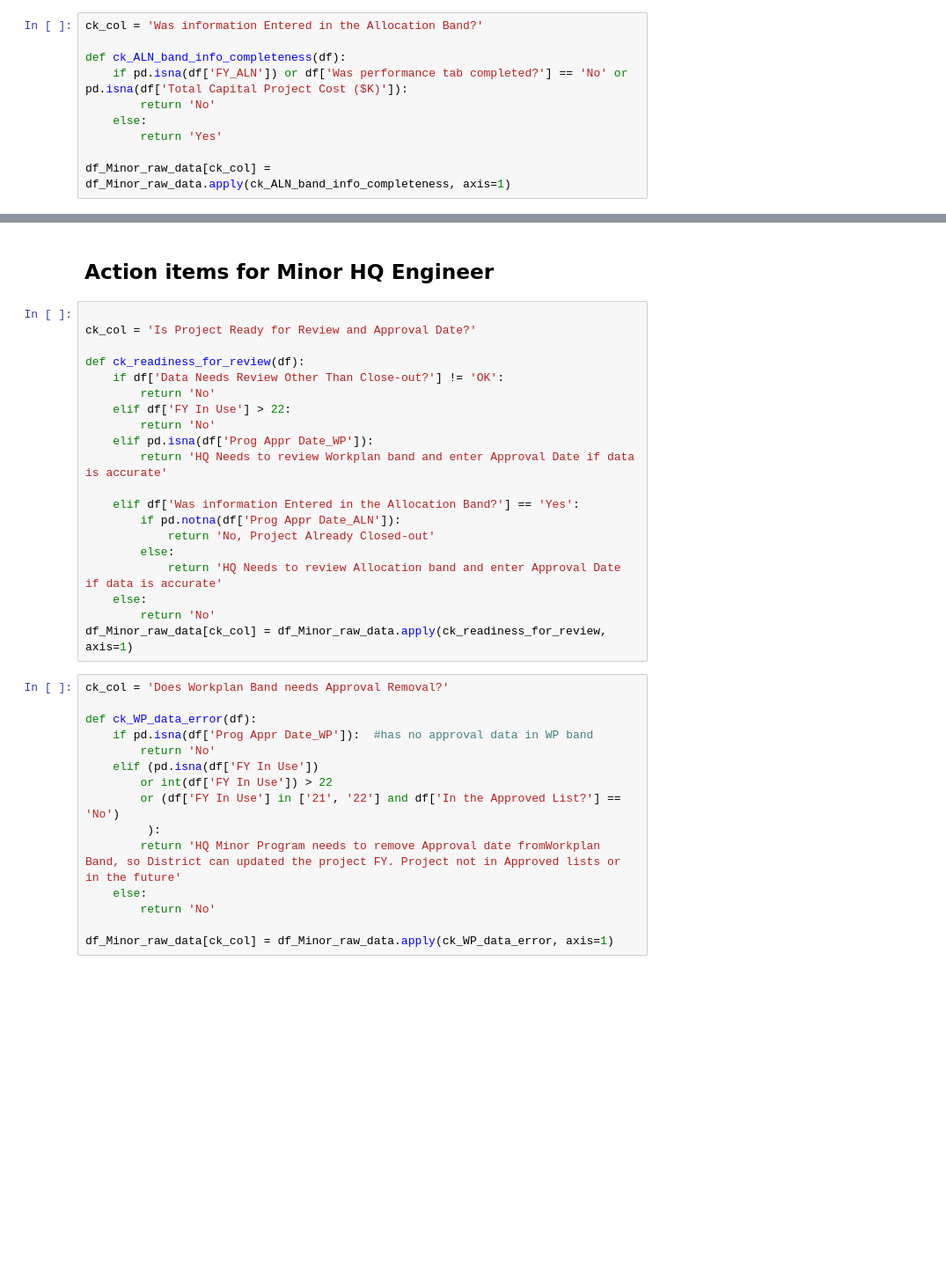
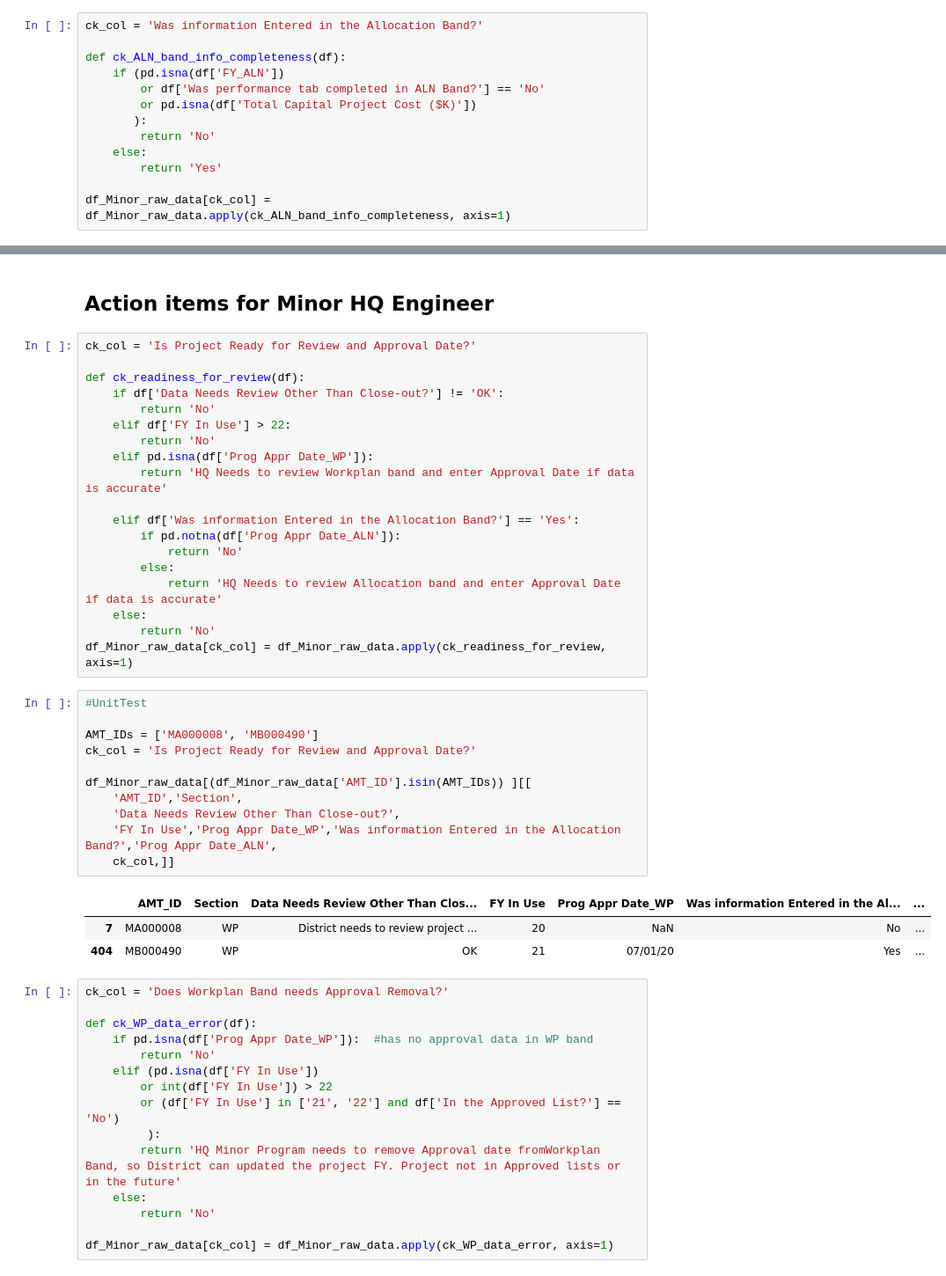
Before and after one commit to zhuzhy1214/amtool_etl, a Jupyter notebook: Minor_DataCheck.ipynb, the cells around one changed output, grey strips where cells are left out. Shown at 88% size. Cells and saved outputs as stored; diff of their text form; blank space fills up the shorter version.

```diff
--- a/Minor_DataCheck.ipynb
+++ b/Minor_DataCheck.ipynb
@@ -1105,7 +1144,10 @@ Publishing Minor_Datacheck_Punchlist.hyper to Sandbox_ProjectBookCheck_Automatio
 ck_col = 'Was information Entered in the Allocation Band?'
 
 def ck_ALN_band_info_completeness(df):
-    if pd.isna(df['FY_ALN']) or df['Was performance tab completed?'] == 'No' or pd.isna(df['Total Capital Project Cost ($K)']):
+    if (pd.isna(df['FY_ALN'])
+        or df['Was performance tab completed in ALN Band?'] == 'No'
+        or pd.isna(df['Total Capital Project Cost ($K)'])
+       ):
         return 'No'
     else:
         return 'Yes'
@@ -1142,7 +1192,6 @@ Publishing Minor_District_Action.hyper to Sandbox_ProjectBookCheck_Automation...
 # %% [markdown]
 ## Action items for Minor HQ Engineer
 # %%
-
 ck_col = 'Is Project Ready for Review and Approval Date?'
 
 def ck_readiness_for_review(df):
@@ -1155,12 +1204,27 @@ def ck_readiness_for_review(df):
 
     elif df['Was information Entered in the Allocation Band?'] == 'Yes':
         if pd.notna(df['Prog Appr Date_ALN']):
-            return 'No, Project Already Closed-out'
+            return 'No'
         else:
             return 'HQ Needs to review Allocation band and enter Approval Date if data is accurate'
     else:
         return 'No'
 df_Minor_raw_data[ck_col] = df_Minor_raw_data.apply(ck_readiness_for_review, axis=1)
+# %%
+#UnitTest
+
+AMT_IDs = ['MA000008', 'MB000490']
+ck_col = 'Is Project Ready for Review and Approval Date?'
+
+df_Minor_raw_data[(df_Minor_raw_data['AMT_ID'].isin(AMT_IDs)) ][[
+    'AMT_ID','Section',
+    'Data Needs Review Other Than Close-out?',
+    'FY In Use','Prog Appr Date_WP','Was information Entered in the Allocation Band?','Prog Appr Date_ALN',
+    ck_col,]]
+# %% [output]
+|  | AMT_ID | Section | Data Needs Review Other Than Clos... | FY In Use | Prog Appr Date_WP | Was information Entered in the Al... | ... |
+| 7 | MA000008 | WP | District needs to review project ... | 20 | NaN | No | ... |
+| 404 | MB000490 | WP | OK | 21 | 07/01/20 | Yes | ... |
 # %%
 ck_col = 'Does Workplan Band needs Approval Removal?'
 
```
Also changed, not shown: parts of 28 cells of this notebook, 5 other files.
